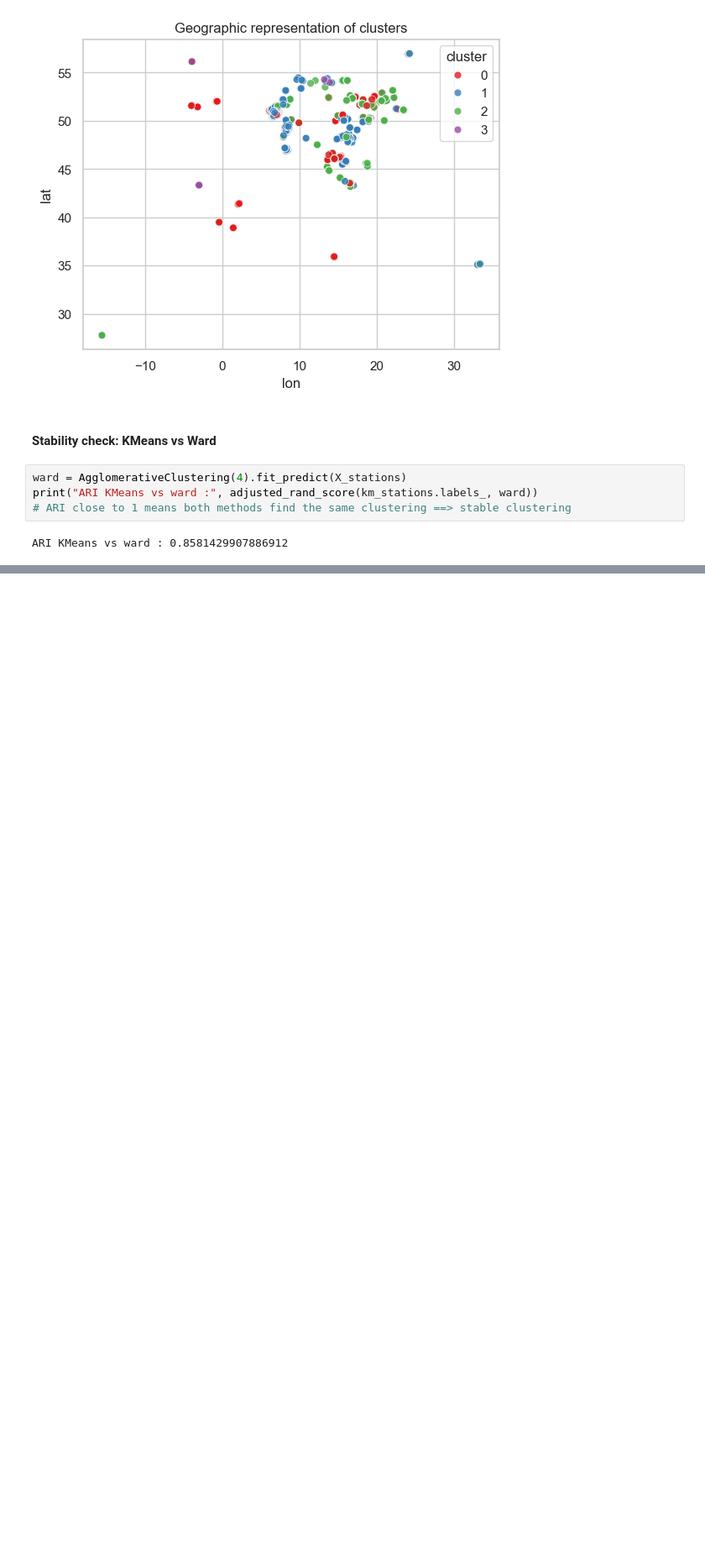
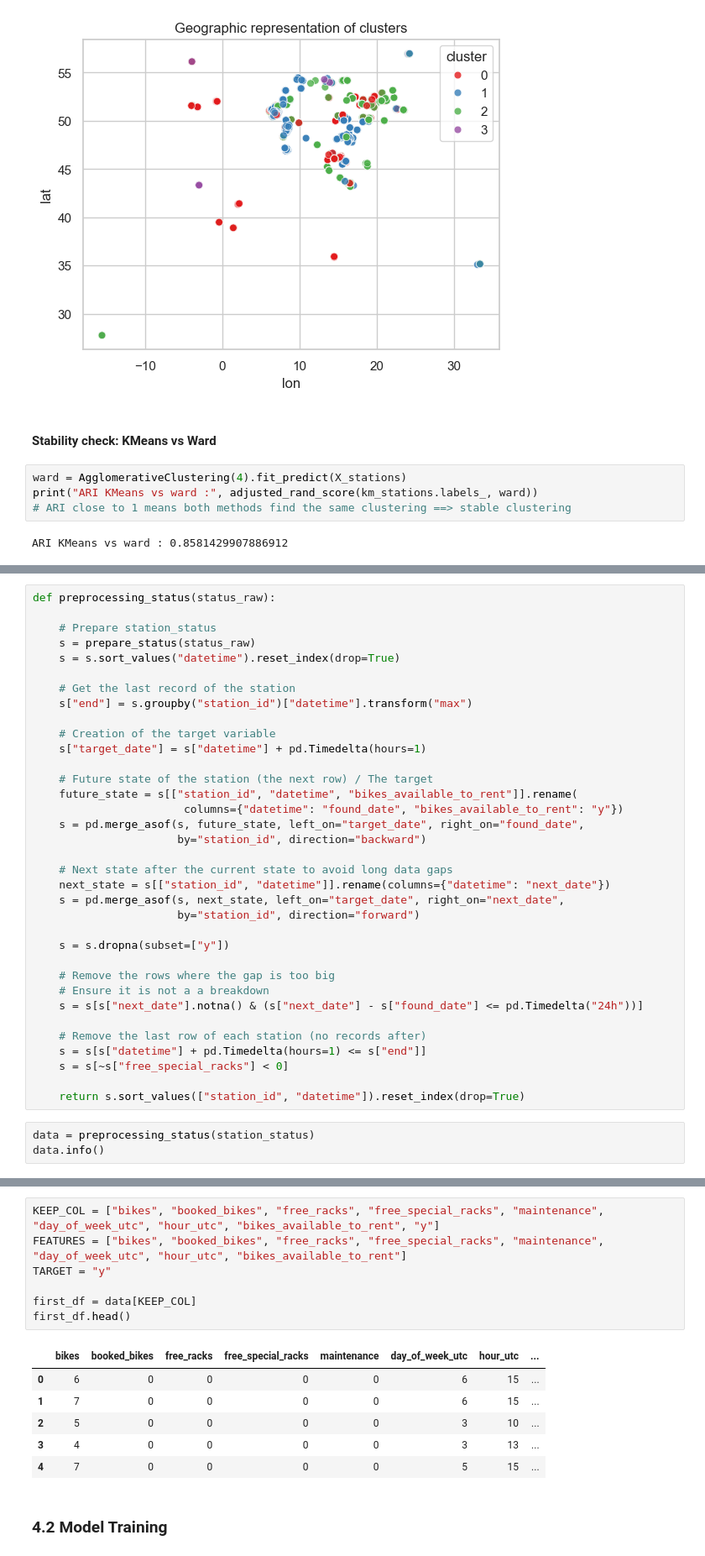
Before and after one commit to Memeel/ML_Challenge, a Jupyter notebook: notebook/FML_challenge.ipynb, the cells around one changed output, grey strips where cells are left out. Shown at 84% size. Drawn from its saved outputs; the diff is of its cells as text; blank space fills up the shorter version.

```diff
--- a/notebook/FML_challenge.ipynb
+++ b/notebook/FML_challenge.ipynb
@@ -2114,0 +2122,38 @@ ARI KMeans vs ward : 0.8581429907886912
+# %%
+def preprocessing_status(status_raw):
+
+    # Prepare station_status
+    s = prepare_status(status_raw)
+    s = s.sort_values("datetime").reset_index(drop=True)
+
+    # Get the last record of the station
+    s["end"] = s.groupby("station_id")["datetime"].transform("max")
+
+    # Creation of the target variable
+    s["target_date"] = s["datetime"] + pd.Timedelta(hours=1)
+
+    # Future state of the station (the next row) / The target
+    future_state = s[["station_id", "datetime", "bikes_available_to_rent"]].rename(
+                       columns={"datetime": "found_date", "bikes_available_to_rent": "y"})
+    s = pd.merge_asof(s, future_state, left_on="target_date", right_on="found_date",
+                      by="station_id", direction="backward")
+
+    # Next state after the current state to avoid long data gaps
+    next_state = s[["station_id", "datetime"]].rename(columns={"datetime": "next_date"})
+    s = pd.merge_asof(s, next_state, left_on="target_date", right_on="next_date",
+                      by="station_id", direction="forward")
+
+    s = s.dropna(subset=["y"])
+
+    # Remove the rows where the gap is too big
+    # Ensure it is not a a breakdown
+    s = s[s["next_date"].notna() & (s["next_date"] - s["found_date"] <= pd.Timedelta("24h"))]
+
+    # Remove the last row of each station (no records after)
+    s = s[s["datetime"] + pd.Timedelta(hours=1) <= s["end"]]
+    s = s[~s["free_special_racks"] < 0]
+
+    return s.sort_values(["station_id", "datetime"]).reset_index(drop=True)
+# %%
+data = preprocessing_status(station_status)
+data.info()
@@ -2114,0 +2178,16 @@ ARI KMeans vs ward : 0.8581429907886912
+# %%
+KEEP_COL = ["bikes", "booked_bikes", "free_racks", "free_special_racks", "maintenance", "day_of_week_utc", "hour_utc", "bikes_available_to_rent", "y"]
+FEATURES = ["bikes", "booked_bikes", "free_racks", "free_special_racks", "maintenance", "day_of_week_utc", "hour_utc", "bikes_available_to_rent"]
+TARGET = "y"
+
+first_df = data[KEEP_COL]
+first_df.head()
+# %% [output]
+|  | bikes | booked_bikes | free_racks | free_special_racks | maintenance | day_of_week_utc | hour_utc | ... |
+| 0 | 6 | 0 | 0 | 0 | 0 | 6 | 15 | ... |
+| 1 | 7 | 0 | 0 | 0 | 0 | 6 | 15 | ... |
+| 2 | 5 | 0 | 0 | 0 | 0 | 3 | 10 | ... |
+| 3 | 4 | 0 | 0 | 0 | 0 | 3 | 13 | ... |
+| 4 | 7 | 0 | 0 | 0 | 0 | 5 | 15 | ... |
+# %% [markdown]
+### 4.2 Model Training
```
Also changed, not shown: parts of 25 cells of this notebook.
